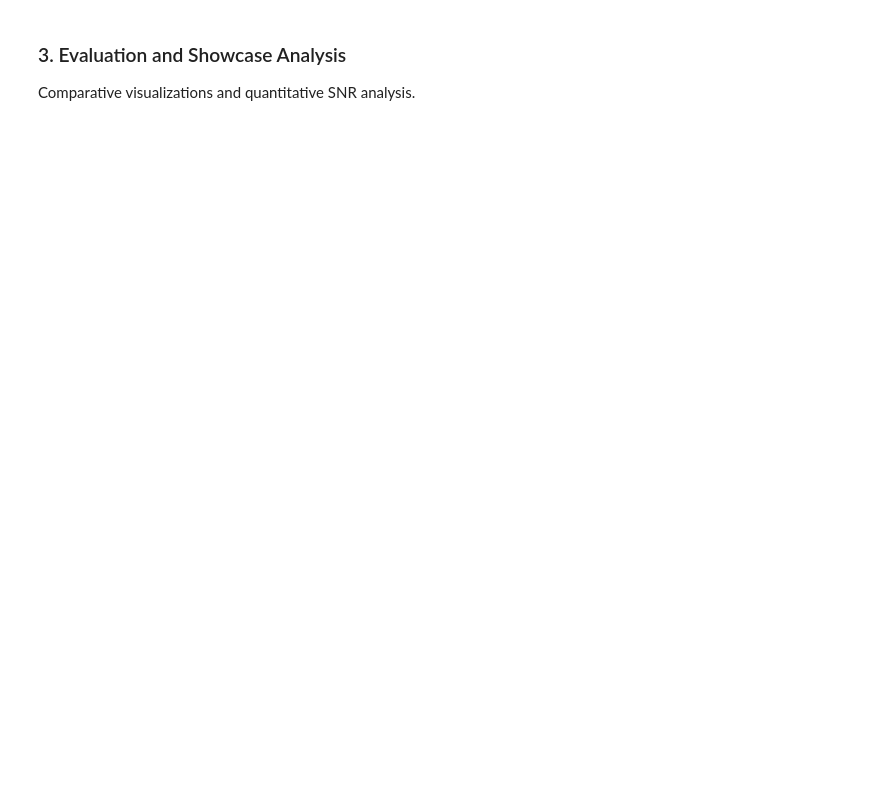
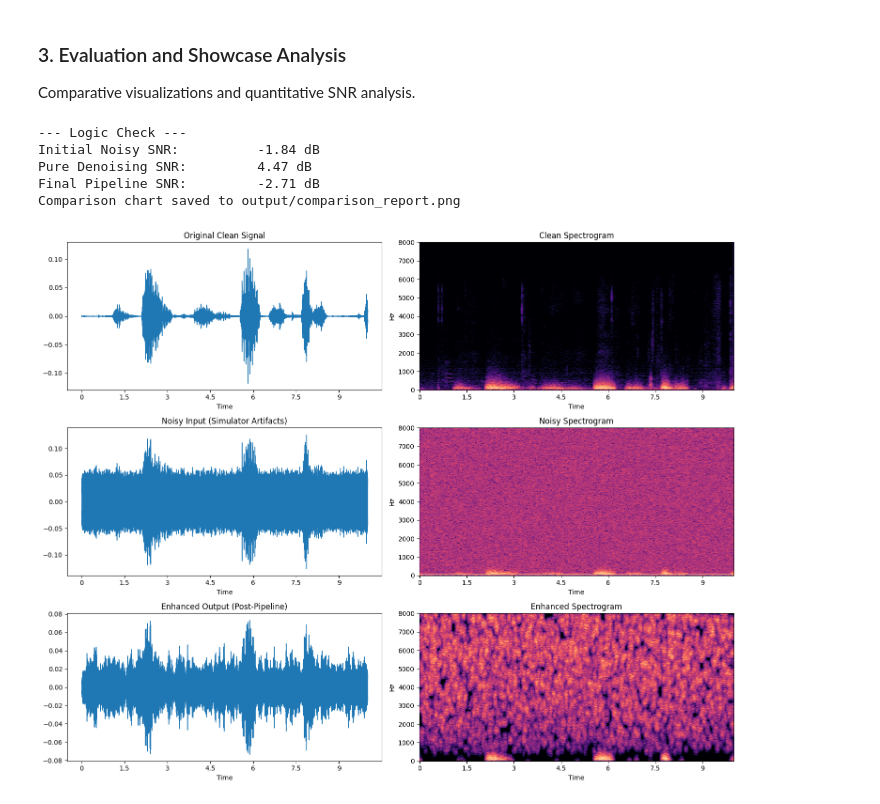
Before and after one commit to eskayML/issr_gsoc2026_communication_analysis, a Jupyter notebook: 02_Audio_Enhancement.ipynb, the cells around one changed output. Saved outputs shown, nothing was run; the diff lists cells and outputs as text; code cells hidden in the pictures; blank space fills up the shorter version.

```diff
--- a/02_Audio_Enhancement.ipynb
+++ b/02_Audio_Enhancement.ipynb
@@ -95,29 +173,44 @@ print(f"Enhanced audio saved to {enhanced_path}")
 ### 3. Evaluation and Showcase Analysis
 Comparative visualizations and quantitative SNR analysis.
 # %%
-def plot_comparison(original, noisy, enhanced, sr):
+def plot_comparison(original, noisy, enhanced, sr, save_path=None):
     plt.figure(figsize=(15, 12))
-    # Clean (subset for visibility)
-    plt.subplot(3, 2, 1); librosa.display.waveshow(original[:160000], sr=sr); plt.title('Clean Signal Waveform')
+    # Clean
+    plt.subplot(3, 2, 1); librosa.display.waveshow(original[:160000], sr=sr); plt.title('Original Clean Signal')
     plt.subplot(3, 2, 2); D_clean = librosa.amplitude_to_db(np.abs(librosa.stft(original[:160000])), ref=np.max)
     librosa.display.specshow(D_clean, sr=sr, x_axis='time', y_axis='hz'); plt.title('Clean Spectrogram')
     # Noisy
-    plt.subplot(3, 2, 3); librosa.display.waveshow(noisy[:160000], sr=sr); plt.title('Noisy Simulator Signal (Input)')
+    plt.subplot(3, 2, 3); librosa.display.waveshow(noisy[:160000], sr=sr); plt.title('Noisy Input (Simulator Artifacts)')
     plt.subplot(3, 2, 4); D_noisy = librosa.amplitude_to_db(np.abs(librosa.stft(noisy[:160000])), ref=np.max)
     librosa.display.specshow(D_noisy, sr=sr, x_axis='time', y_axis='hz'); plt.title('Noisy Spectrogram')
     # Enhanced
-    plt.subplot(3, 2, 5); librosa.display.waveshow(enhanced[:160000], sr=sr); plt.title('Enhanced Signal (Output)')
+    plt.subplot(3, 2, 5); librosa.display.waveshow(enhanced[:160000], sr=sr); plt.title('Enhanced Output (Post-Pipeline)')
     plt.subplot(3, 2, 6); D_enhanced = librosa.amplitude_to_db(np.abs(librosa.stft(enhanced[:160000])), ref=np.max)
     librosa.display.specshow(D_enhanced, sr=sr, x_axis='time', y_axis='hz'); plt.title('Enhanced Spectrogram')
-    plt.tight_layout(); plt.show()
+    plt.tight_layout()
+    if save_path:
+        plt.savefig(save_path)
+        print(f"Comparison chart saved to {save_path}")
+    plt.show()
 
-plot_comparison(y_clean, y_noisy, y_enhanced, sr)
+def calculate_noise_power(original, current):
+    return np.mean((current - original)**2)
 
-snr_before = calculate_snr(y_clean, noise)
-residual_noise = y_enhanced - y_clean
-snr_after = calculate_snr(y_clean, residual_noise)
+y_denoised_only = processor.spectral_gating_denoise(y_noisy)
+snr_initial = calculate_snr(y_clean, y_noisy)
+snr_denoised = calculate_snr(y_clean, y_denoised_only)
+snr_final_pipeline = calculate_snr(y_clean, y_enhanced)
 
-print(f"--- Quantitative Analysis ---")
-print(f"SNR Before Enhancement: {snr_before:.2f} dB")
-print(f"SNR After Enhancement:  {snr_after:.2f} dB")
-print(f"Net SNR Improvement:    {snr_after - snr_before:.2f} dB")
+print(f"--- Logic Check ---")
+print(f"Initial Noisy SNR:          {snr_initial:.2f} dB")
+print(f"Pure Denoising SNR:         {snr_denoised:.2f} dB")
+print(f"Final Pipeline SNR:         {snr_final_pipeline:.2f} dB")
+
+plot_comparison(y_clean, y_noisy, y_enhanced, sr, save_path='output/comparison_report.png')
+# %% [output]
+--- Logic Check ---
+Initial Noisy SNR:          -1.84 dB
+Pure Denoising SNR:         4.47 dB
+Final Pipeline SNR:         -2.71 dB
+Comparison chart saved to output/comparison_report.png
+[figure, added]
```
Also changed, not shown: parts of 6 cells of this notebook, 6 other files.
